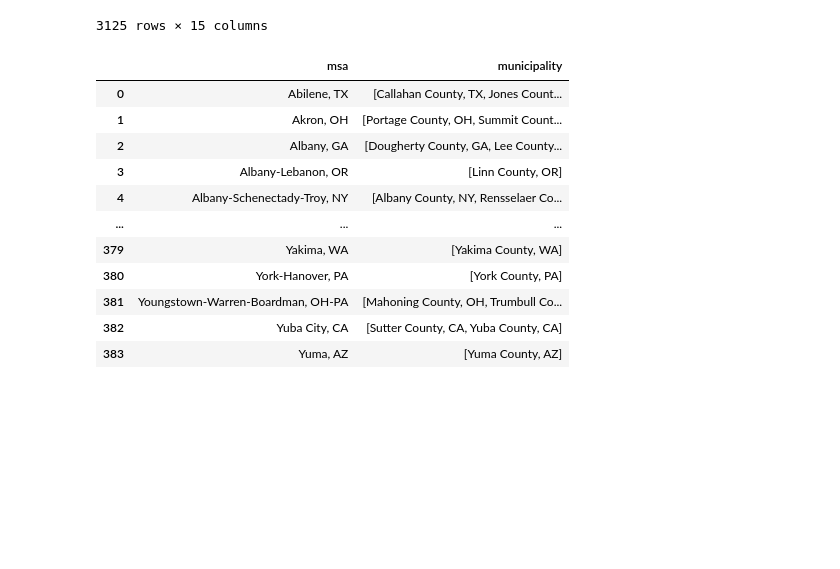
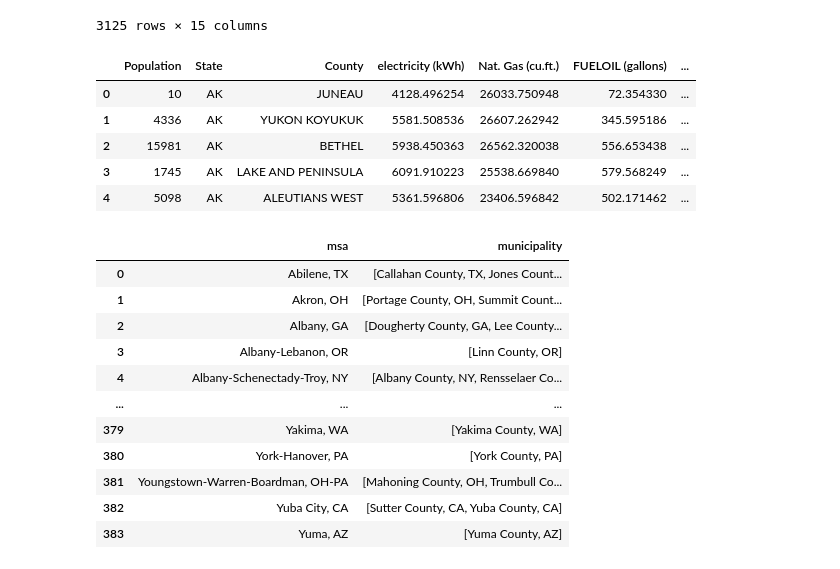
Before and after one commit to narslab/msa-emission-typologies, a Jupyter notebook: bin/jupyter/carbonfootprint_msa.ipynb, the cells around one changed output. Cells and saved outputs as stored; diff of their text form; code cells hidden in the pictures; blank space fills up the shorter version.

```diff
--- a/bin/jupyter/carbonfootprint_msa.ipynb
+++ b/bin/jupyter/carbonfootprint_msa.ipynb
@@ -42,3 +51,12 @@ cfc_df
+# %%
+cfc_df.head()
+# %% [output]
+|  | Population | State | County | electricity (kWh) | Nat. Gas (cu.ft.) | FUELOIL (gallons) | ... |
+| 0 | 10 | AK | JUNEAU | 4128.496254 | 26033.750948 | 72.354330 | ... |
+| 1 | 4336 | AK | YUKON KOYUKUK | 5581.508536 | 26607.262942 | 345.595186 | ... |
+| 2 | 15981 | AK | BETHEL | 5938.450363 | 26562.320038 | 556.653438 | ... |
+| 3 | 1745 | AK | LAKE AND PENINSULA | 6091.910223 | 25538.669840 | 579.568249 | ... |
+| 4 | 5098 | AK | ALEUTIANS WEST | 5361.596806 | 23406.596842 | 502.171462 | ... |
 # %%
 df["municipality"] = df["municipality"].apply(eval)
 # %%
```
Also changed, not shown: parts of 6 cells of this notebook, 1 other file.
